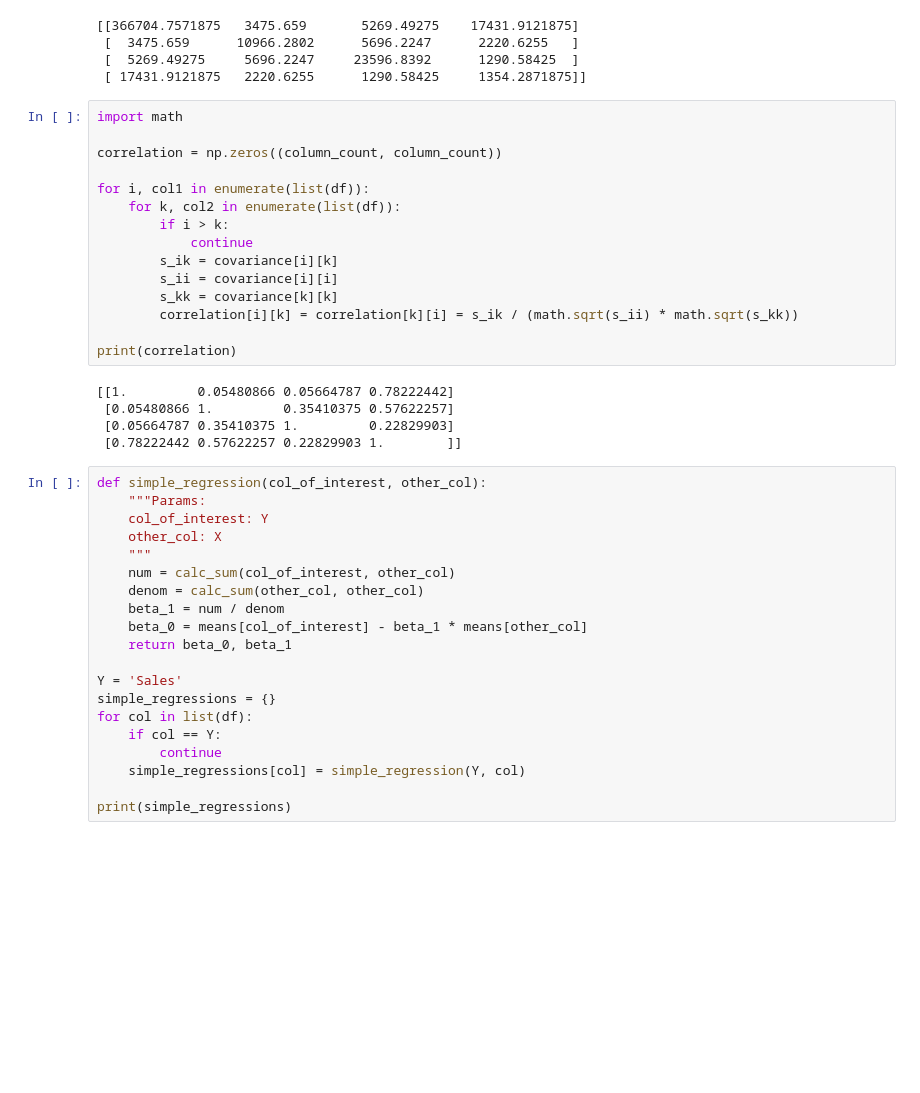
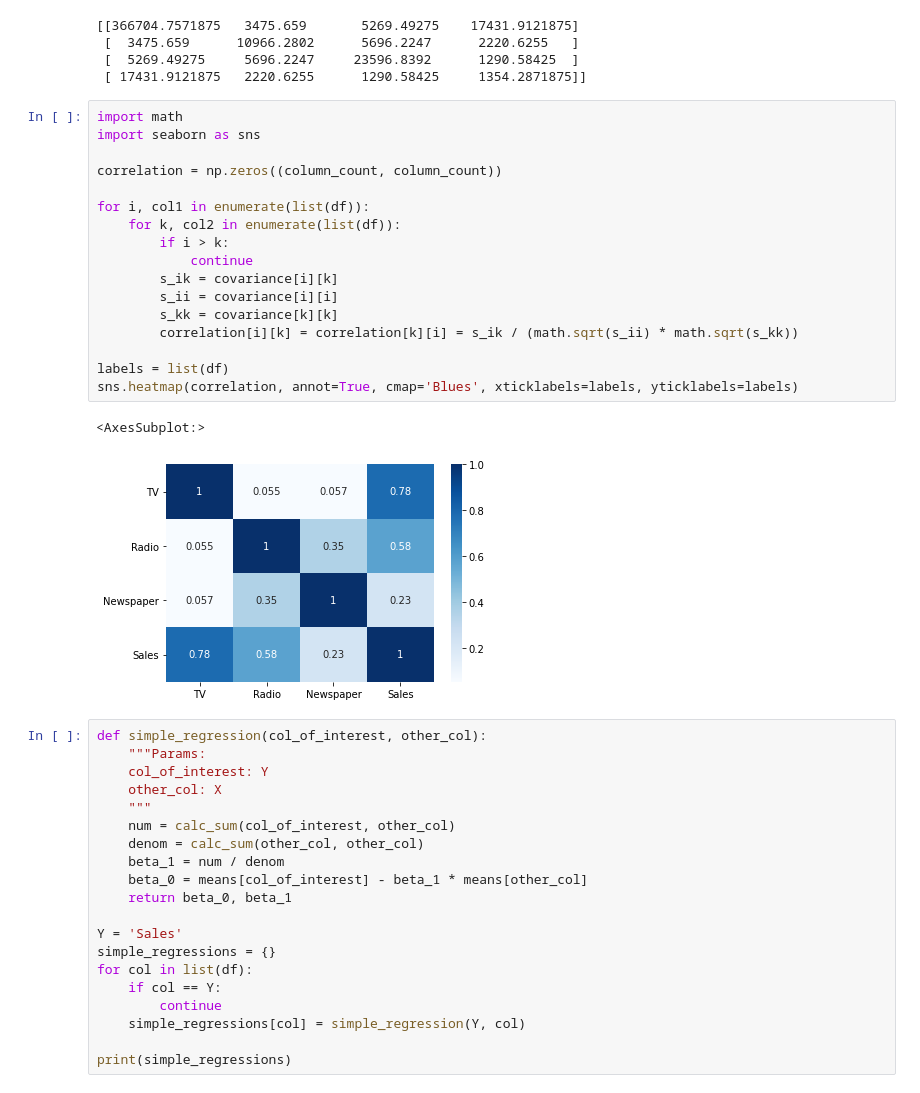
Before and after one commit to FelipeGorostiaga/MachineLearning, a Jupyter notebook: src/tp4/ej1.ipynb, the cells around one changed output. Drawn from its saved outputs; the diff is of its cells as text; blank space fills up the shorter version.

```diff
--- a/src/tp4/ej1.ipynb
+++ b/src/tp4/ej1.ipynb
@@ -40,24 +40,24 @@ print(covariance)
  [ 17431.9121875   2220.6255      1290.58425     1354.2871875]]
 # %%
 import math
+import seaborn as sns
 
 correlation = np.zeros((column_count, column_count))
 
 for i, col1 in enumerate(list(df)):
     for k, col2 in enumerate(list(df)):
         if i > k:
             continue
         s_ik = covariance[i][k]
         s_ii = covariance[i][i]
         s_kk = covariance[k][k]
         correlation[i][k] = correlation[k][i] = s_ik / (math.sqrt(s_ii) * math.sqrt(s_kk))
 
-print(correlation)
+labels = list(df)
+sns.heatmap(correlation, annot=True, cmap='Blues', xticklabels=labels, yticklabels=labels)
 # %% [output]
-[[1.         0.05480866 0.05664787 0.78222442]
- [0.05480866 1.         0.35410375 0.57622257]
- [0.05664787 0.35410375 1.         0.22829903]
- [0.78222442 0.57622257 0.22829903 1.        ]]
+<AxesSubplot:>
+[figure, added]
 # %%
 def simple_regression(col_of_interest, other_col):
     """Params:
```
Also changed, not shown: parts of 5 cells of this notebook.
